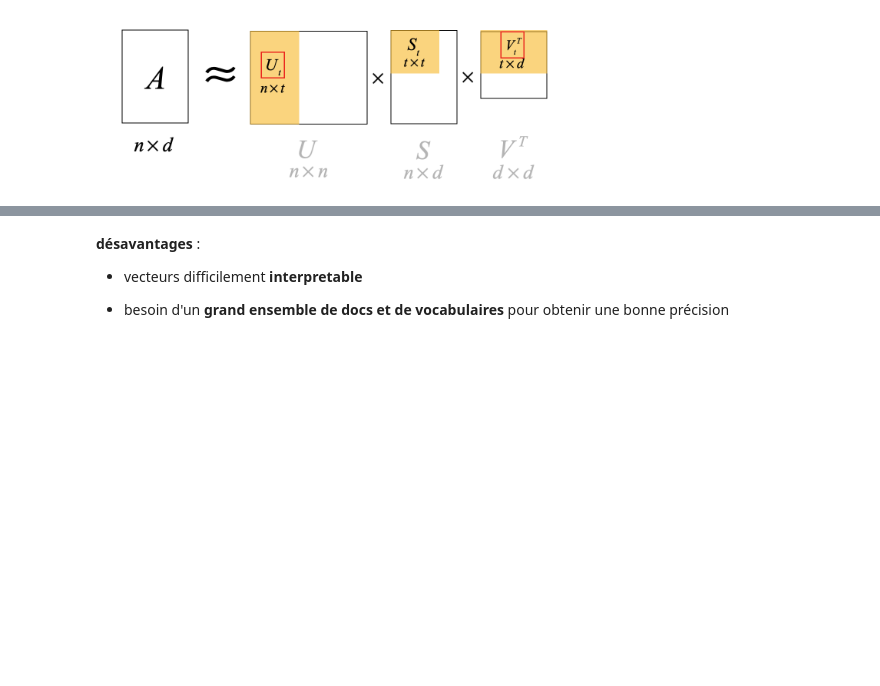
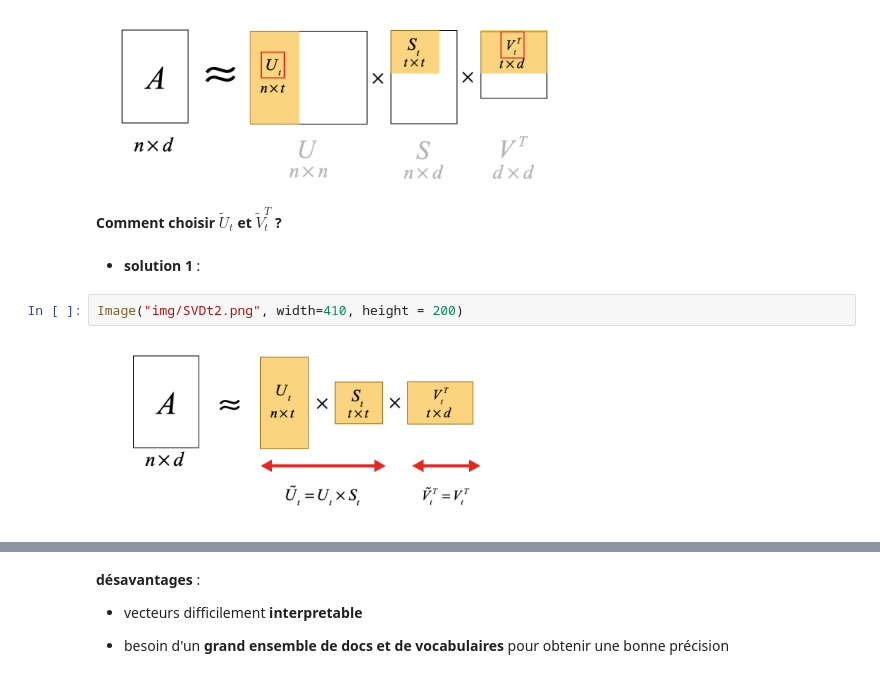
Before and after one commit to curiousML/DSA, a Jupyter notebook: text_mining/partie1/representations_vectorielles.ipynb, the cells around one changed output, grey strips where cells are left out. Drawn from its saved outputs; the diff is of its cells as text; blank space fills up the shorter version.

Commit message:
topic modeling
plus de graphiques / explications pour lsa, plsa, lda

```diff
--- a/text_mining/partie1/representations_vectorielles.ipynb
+++ b/text_mining/partie1/representations_vectorielles.ipynb
@@ -220,3 +220,11 @@ Image("img/SVD.png", width=480, height = 200)
 Image("img/SVDt.png", width=480, height = 200)
 # %% [output]
 [figure]
+# %% [markdown]
+**Comment choisir $\tilde{U}_t$ et $\tilde{V}_t^T$ ?**
+# %% [markdown]
+- **solution 1** :
+# %%
+Image("img/SVDt2.png", width=410, height = 200)
+# %% [output]
+[figure, added]
```
Also changed, not shown: parts of 37 cells of this notebook, 12 other files.
